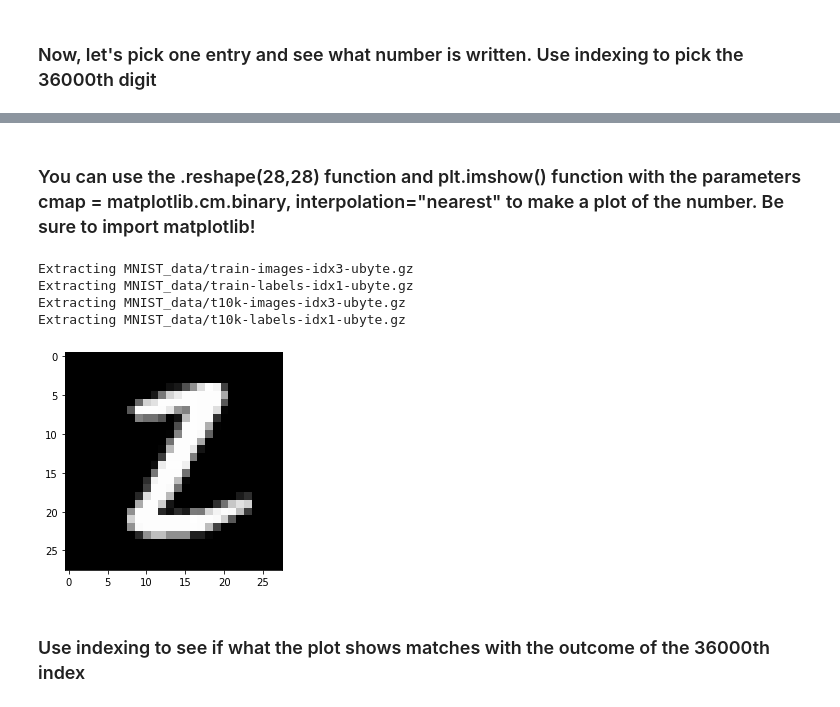
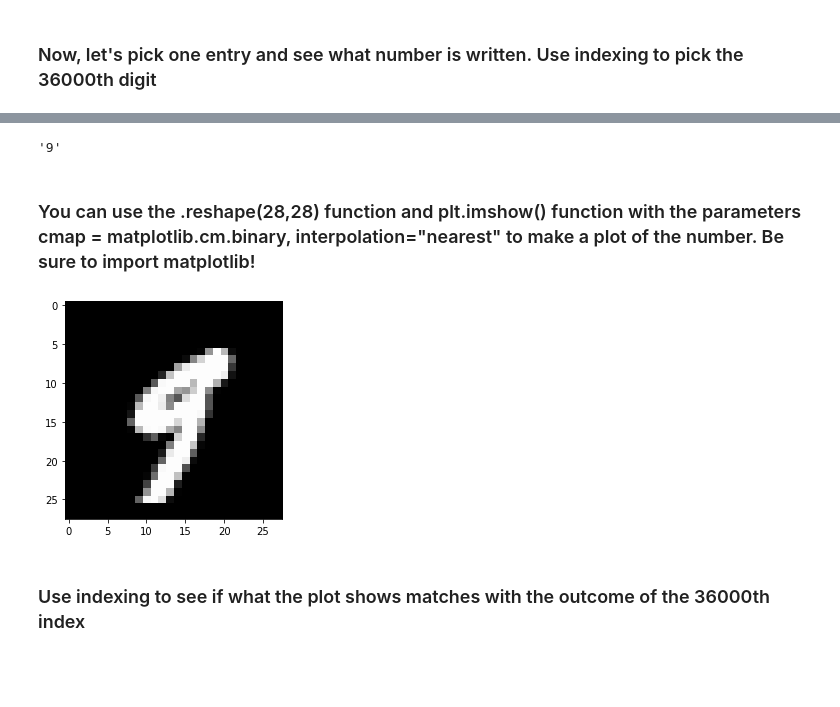
Before and after one commit to JCGlez93/dataptmad0420, a Jupyter notebook: module-3/evaluation-recall-and-precision/your-code/main.ipynb, the cells around one changed output, grey strips where cells are left out. Drawn from its saved outputs; the diff is of its cells as text; code cells hidden in the pictures; blank space fills up the shorter version.

```diff
--- a/module-3/evaluation-recall-and-precision/your-code/main.ipynb
+++ b/module-3/evaluation-recall-and-precision/your-code/main.ipynb
@@ -33,21 +38,21 @@ array([[0., 0., 0., ..., 0., 0., 0.],
+# %%
+mnist.target[36000]
+# %% [output]
+'9'
 # %% [markdown]
 ### You can use the .reshape(28,28) function and plt.imshow() function with the parameters cmap = matplotlib.cm.binary, interpolation="nearest" to make a plot of the number. Be sure to import matplotlib!
 # %%
 from matplotlib import pyplot as plt
 import numpy as np
-from tensorflow.examples.tutorials.mnist import input_data
 
-mnist = input_data.read_data_sets('MNIST_data', one_hot = True)
-first_image = mnist.test.images[3600]
+
+
+first_image = mnist.data[36000]
 first_image = np.array(first_image, dtype='float')
 pixels = first_image.reshape((28, 28))
 plt.imshow(pixels, cmap='gray')
 plt.show()
 # %% [output]
-Extracting MNIST_data/train-images-idx3-ubyte.gz
-Extracting MNIST_data/train-labels-idx1-ubyte.gz
-Extracting MNIST_data/t10k-images-idx3-ubyte.gz
-Extracting MNIST_data/t10k-labels-idx1-ubyte.gz
-[figure, old version]
+[figure, new version]
 # %% [markdown]
 ### Use indexing to see if what the plot shows matches with the outcome of the 36000th index
```
Also changed, not shown: parts of 39 cells of this notebook.
